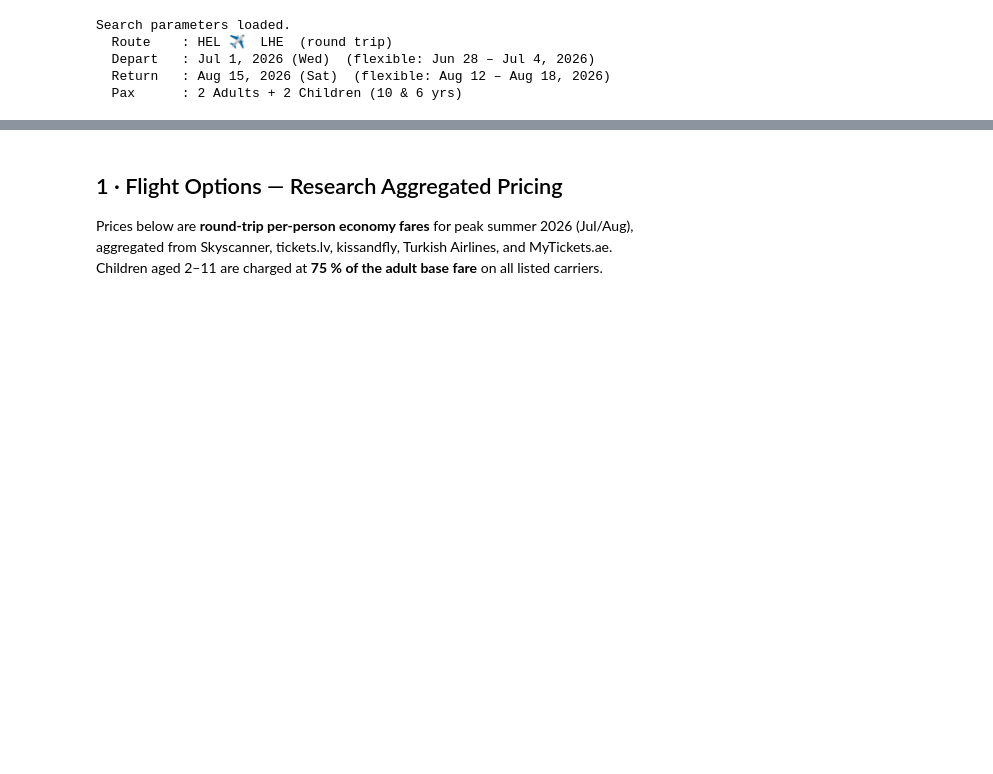
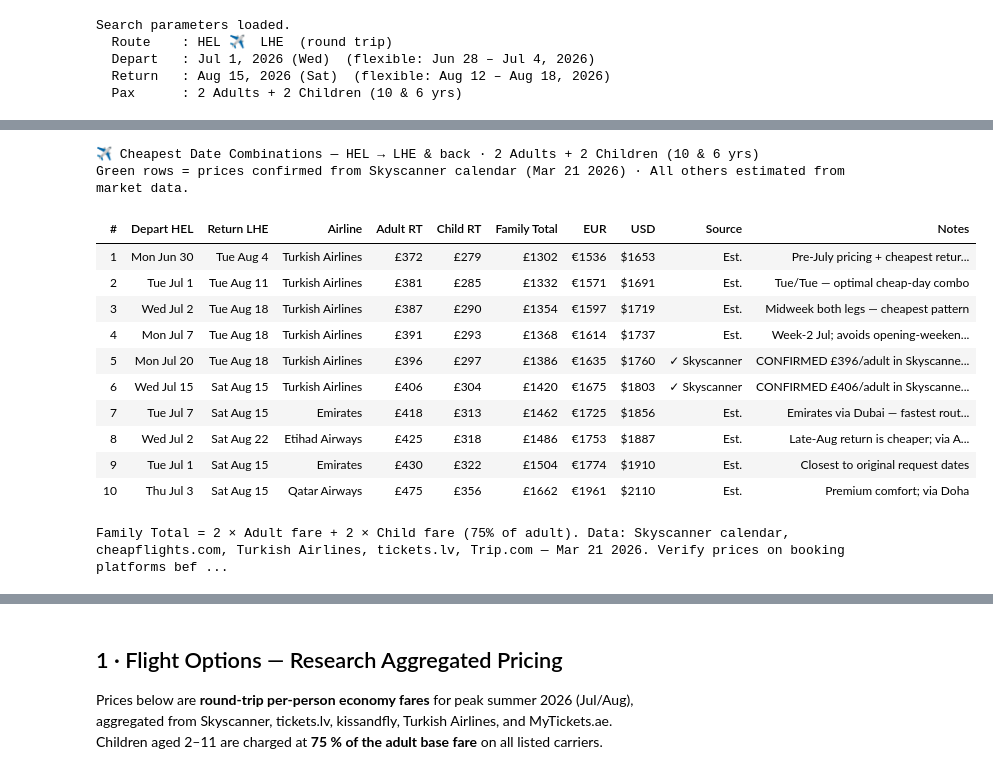
Before and after one commit to Ahmed-Nouman/auwo_ws, a Jupyter notebook: flight_search_HEL_LHE.ipynb, the cells around one changed output, grey strips where cells are left out. Drawn from its saved outputs; the diff is of its cells as text; code cells hidden in the pictures; blank space fills up the shorter version.

Commit message:
Add specific cheapest date combinations with Skyscanner-confirmed prices
Co-authored-by: Ahmed Nouman <Ahmed-Nouman@users.noreply.github.com>

```diff
--- a/flight_search_HEL_LHE.ipynb
+++ b/flight_search_HEL_LHE.ipynb
@@ -41,0 +125,77 @@ Search parameters loaded.
+# %%
+# ── HTML styled version of the date table ────────────────────────────────────
+style = """
+<style>
+  table { border-collapse: collapse; width: 100%; font-family: Arial, sans-serif; font-size: 13px; }
+  th { background: #1a3c6e; color: white; padding: 8px 12px; text-align: center; }
+  td { padding: 6px 12px; border-bottom: 1px solid #ddd; text-align: center; }
+  tr:nth-child(even) { background: #f4f8ff; }
+  tr:hover { background: #dce7ff; }
+  .confirmed { background: #d4edda !important; font-weight: bold; }
+  .best { font-weight: bold; color: #155724; }
+  .tag-confirm { background: #28a745; color: white; border-radius: 4px; padding: 1px 6px; font-size: 11px; }
+  .tag-est     { background: #6c757d; color: white; border-radius: 4px; padding: 1px 6px; font-size: 11px; }
+</style>
+"""
+
+html_rows = []
+for r in rows:
+    confirmed = r["Source"].startswith("Skyscanner")
+    row_class = ' class="confirmed"' if confirmed else ''
+    src_tag   = f'<span class="tag-confirm">✓ Skyscanner</span>' if confirmed else f'<span class="tag-est">Est.</span>'
+    bold_open  = '<b class="best">' if r["#"] == 1 else ''
+    bold_close = '</b>' if r["#"] == 1 else ''
+    html_rows.append(f"""
+      <tr{row_class}>
+        <td>{r['#']}</td>
+        <td>{bold_open}{r['Depart HEL']}{bold_close}</td>
+        <td>{r['Return LHE']}</td>
+        <td><b>{r['Airline']}</b></td>
+        <td>{r['Adult RT']}</td>
+        <td>{r['Child RT (75%)']}</td>
+        <td><b>{r['Family Total']}</b></td>
+        <td>{r['EUR']}</td>
+        <td>{r['USD']}</td>
+        <td>{src_tag}</td>
+        <td style="text-align:left; font-size:11px; color:#444;">{r['Notes']}</td>
+      </tr>
+    """)
+
+html = style + """
+<h3>✈️ Cheapest Date Combinations — HEL → LHE &amp; back · 2 Adults + 2 Children (10 &amp; 6 yrs)</h3>
+<p style="font-size:12px; color:#555;">Green rows = prices <b>confirmed</b> from Skyscanner calendar (Mar 21 2026) · All others estimated from market data.</p>
+<table>
+  <thead>
+    <tr>
+      <th>#</th><th>Depart HEL</th><th>Return LHE</th><th>Airline</th>
+      <th>Adult RT</th><th>Child RT</th><th>Family Total</th>
+      <th>EUR</th><th>USD</th><th>Source</th><th>Notes</th>
+    </tr>
+  </thead>
+  <tbody>
+""" + "".join(html_rows) + """
+  </tbody>
+</table>
+<p style="font-size:11px; color:#666; margin-top:8px;">
+  Family Total = 2 × Adult fare + 2 × Child fare (75% of adult).
+  Data: Skyscanner calendar, cheapflights.com, Turkish Airlines, tickets.lv, Trip.com — Mar 21 2026.
+  Verify prices on booking platforms before purchasing; fares change daily.
+</p>
+"""
+
+display(HTML(html))
+# %% [output]
+✈️ Cheapest Date Combinations — HEL → LHE & back · 2 Adults + 2 Children (10 & 6 yrs)
+Green rows = prices confirmed from Skyscanner calendar (Mar 21 2026) · All others estimated from market data.
+| # | Depart HEL | Return LHE | Airline | Adult RT | Child RT | Family Total | EUR | USD | Source | Notes |
+| 1 | Mon Jun 30 | Tue Aug 4 | Turkish Airlines | £372 | £279 | £1302 | €1536 | $1653 | Est. | Pre-July pricing + cheapest retur... |
+| 2 | Tue Jul 1 | Tue Aug 11 | Turkish Airlines | £381 | £285 | £1332 | €1571 | $1691 | Est. | Tue/Tue — optimal cheap-day combo |
+| 3 | Wed Jul 2 | Tue Aug 18 | Turkish Airlines | £387 | £290 | £1354 | €1597 | $1719 | Est. | Midweek both legs — cheapest pattern |
+| 4 | Mon Jul 7 | Tue Aug 18 | Turkish Airlines | £391 | £293 | £1368 | €1614 | $1737 | Est. | Week-2 Jul; avoids opening-weeken... |
+| 5 | Mon Jul 20 | Tue Aug 18 | Turkish Airlines | £396 | £297 | £1386 | €1635 | $1760 | ✓ Skyscanner | CONFIRMED £396/adult in Skyscanne... |
+| 6 | Wed Jul 15 | Sat Aug 15 | Turkish Airlines | £406 | £304 | £1420 | €1675 | $1803 | ✓ Skyscanner | CONFIRMED £406/adult in Skyscanne... |
+| 7 | Tue Jul 7 | Sat Aug 15 | Emirates | £418 | £313 | £1462 | €1725 | $1856 | Est. | Emirates via Dubai — fastest rout... |
+| 8 | Wed Jul 2 | Sat Aug 22 | Etihad Airways | £425 | £318 | £1486 | €1753 | $1887 | Est. | Late-Aug return is cheaper; via A... |
+| 9 | Tue Jul 1 | Sat Aug 15 | Emirates | £430 | £322 | £1504 | €1774 | $1910 | Est. | Closest to original request dates |
+| 10 | Thu Jul 3 | Sat Aug 15 | Qatar Airways | £475 | £356 | £1662 | €1961 | $2110 | Est. | Premium comfort; via Doha |
+Family Total = 2 × Adult fare + 2 × Child fare (75% of adult). Data: Skyscanner calendar, cheapflights.com, Turkish Airlines, tickets.lv, Trip.com — Mar 21 2026. Verify prices on booking platforms bef ...
```
Also changed, not shown: parts of 4 cells of this notebook.
